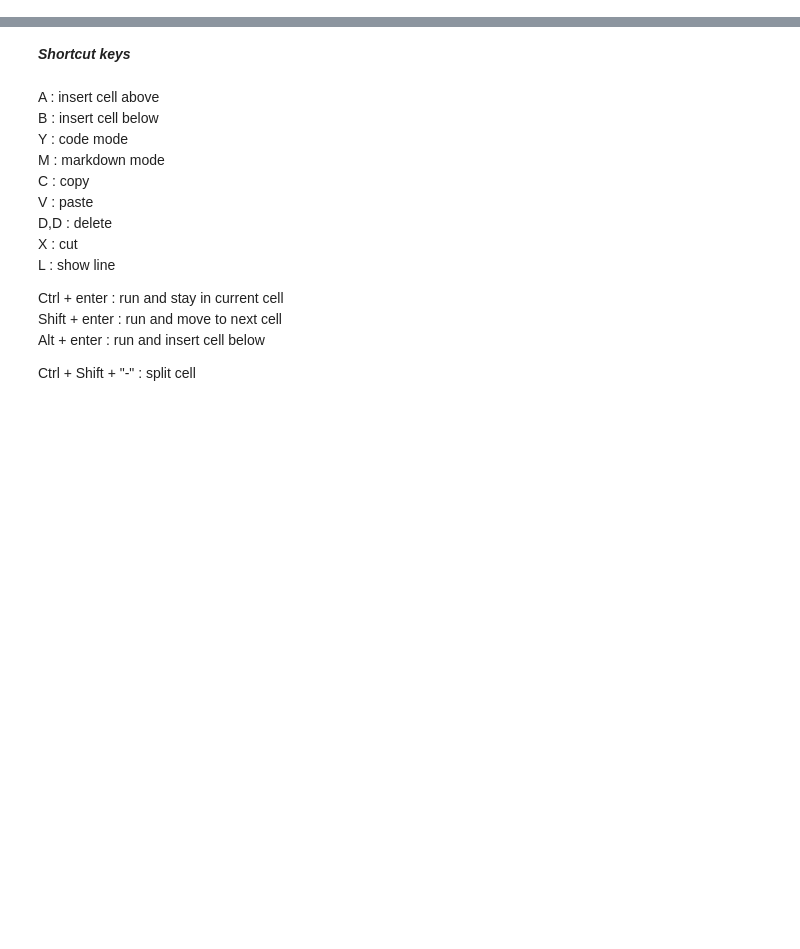
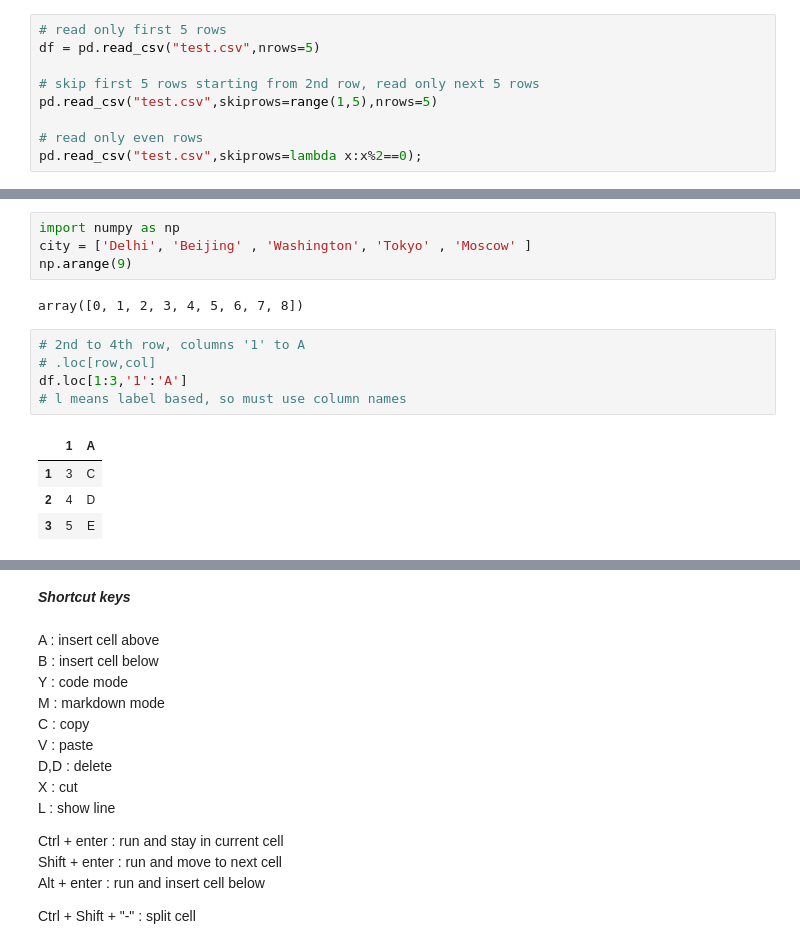
Before and after one commit to haocloo/USM_CS, a Jupyter notebook: CPC152/lecture_notes.ipynb, the cells around one changed output, grey strips where cells are left out. Saved outputs shown, nothing was run; the diff lists cells and outputs as text; blank space fills up the shorter version.

```diff
--- a/CPC152/lecture_notes.ipynb
+++ b/CPC152/lecture_notes.ipynb
@@ -0,0 +97,9 @@
+# %%
+# read only first 5 rows
+df = pd.read_csv("test.csv",nrows=5)
+
+# skip first 5 rows starting from 2nd row, read only next 5 rows
+pd.read_csv("test.csv",skiprows=range(1,5),nrows=5)
+
+# read only even rows
+pd.read_csv("test.csv",skiprows=lambda x:x%2==0);
@@ -0,0 +115,16 @@
+# %%
+import numpy as np
+city = ['Delhi', 'Beijing' , 'Washington', 'Tokyo' , 'Moscow' ]
+np.arange(9)
+# %% [output]
+array([0, 1, 2, 3, 4, 5, 6, 7, 8])
+# %%
+# 2nd to 4th row, columns '1' to A
+# .loc[row,col]
+df.loc[1:3,'1':'A']
+# l means label based, so must use column names
+# %% [output]
+|  | 1 | A |
+| 1 | 3 | C |
+| 2 | 4 | D |
+| 3 | 5 | E |
```
Also changed, not shown: parts of 36 cells of this notebook, 5 other files.
